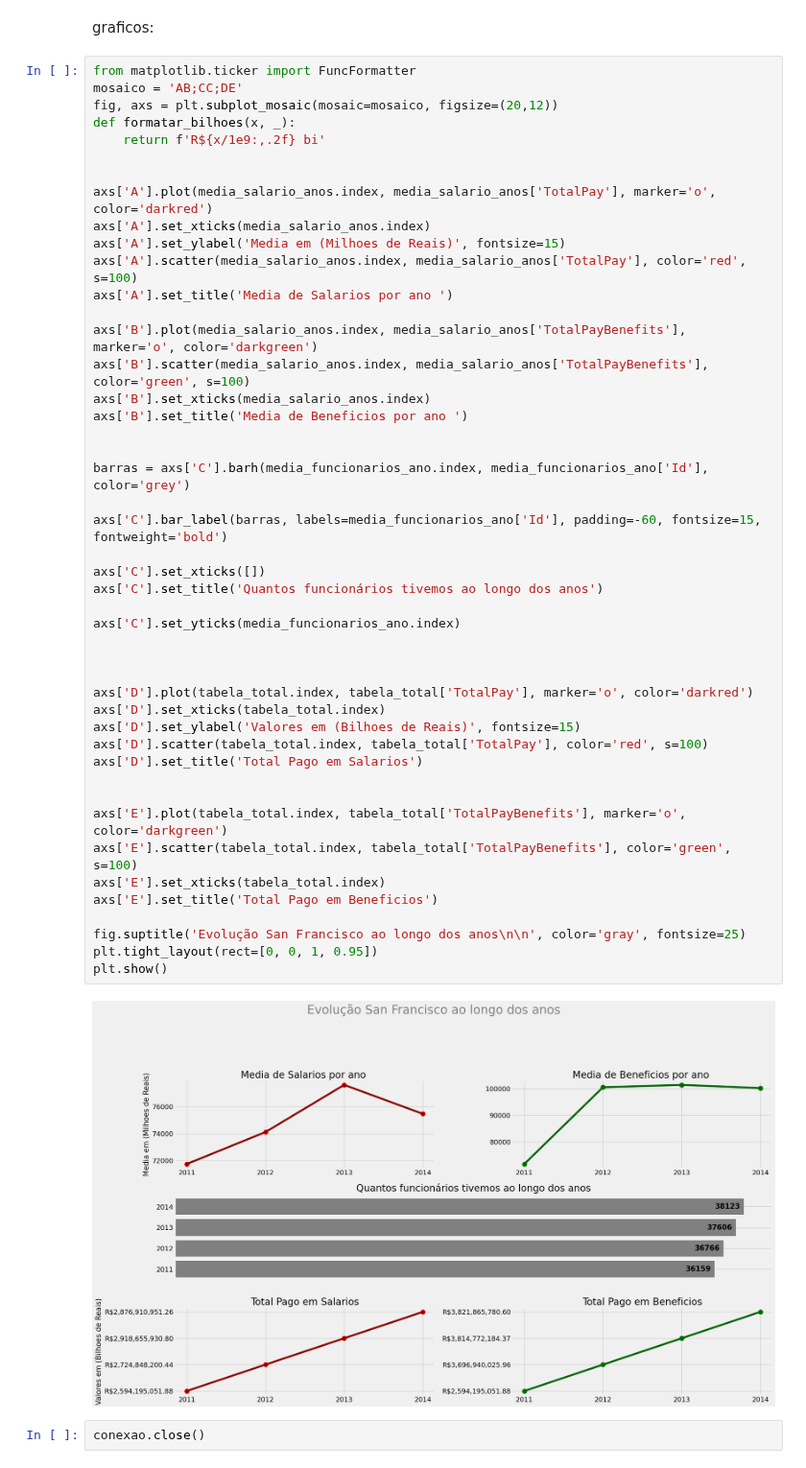
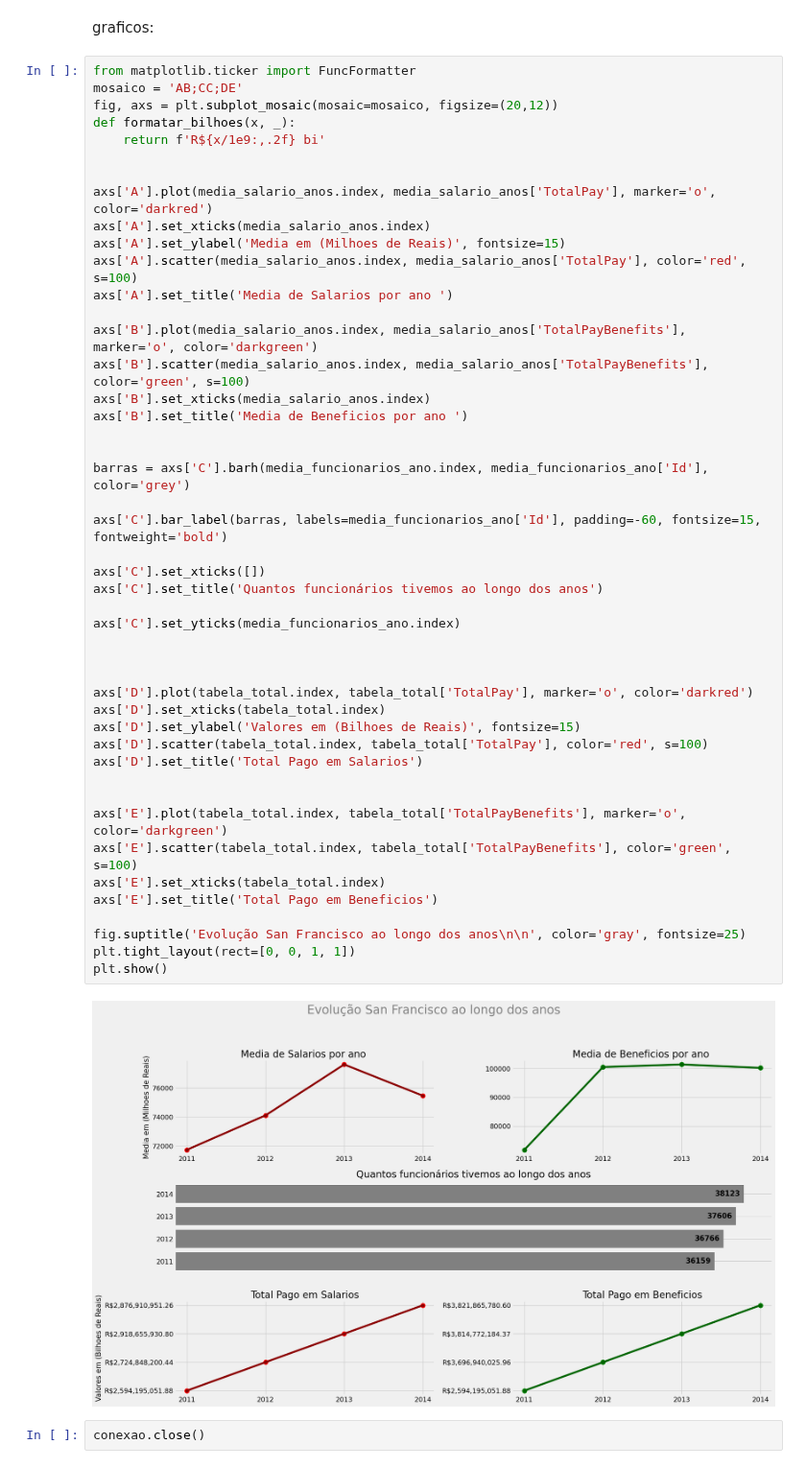
Before and after one commit to thiago207/python-for-data-analysis, a Jupyter notebook: python-sql/exercicio-analise-dados1.ipynb, the cells around one changed output. Shown at 96% size. Saved outputs shown, nothing was run; the diff lists cells and outputs as text.

```diff
--- a/python-sql/exercicio-analise-dados1.ipynb
+++ b/python-sql/exercicio-analise-dados1.ipynb
@@ -143,34 +143,34 @@ axs['B'].scatter(media_salario_anos.index, media_salario_anos['TotalPayBenefits'
 axs['B'].set_xticks(media_salario_anos.index)
 axs['B'].set_title('Media de Beneficios por ano ')
 
 
 barras = axs['C'].barh(media_funcionarios_ano.index, media_funcionarios_ano['Id'], color='grey')
 
 axs['C'].bar_label(barras, labels=media_funcionarios_ano['Id'], padding=-60, fontsize=15, fontweight='bold')
 
 axs['C'].set_xticks([])
 axs['C'].set_title('Quantos funcionários tivemos ao longo dos anos')
 
 axs['C'].set_yticks(media_funcionarios_ano.index)
 
 
 
 axs['D'].plot(tabela_total.index, tabela_total['TotalPay'], marker='o', color='darkred')
 axs['D'].set_xticks(tabela_total.index)
 axs['D'].set_ylabel('Valores em (Bilhoes de Reais)', fontsize=15)
 axs['D'].scatter(tabela_total.index, tabela_total['TotalPay'], color='red', s=100)
 axs['D'].set_title('Total Pago em Salarios')
 
 
 axs['E'].plot(tabela_total.index, tabela_total['TotalPayBenefits'], marker='o', color='darkgreen')
 axs['E'].scatter(tabela_total.index, tabela_total['TotalPayBenefits'], color='green', s=100)
 axs['E'].set_xticks(tabela_total.index)
 axs['E'].set_title('Total Pago em Beneficios')
 
 fig.suptitle('Evolução San Francisco ao longo dos anos\n\n', color='gray', fontsize=25)
-plt.tight_layout(rect=[0, 0, 1, 0.95])
+plt.tight_layout(rect=[0, 0, 1, 1])
 plt.show()
 # %% [output]
-[figure, old version]
+[figure, new version]
 # %%
 conexao.close()
```
